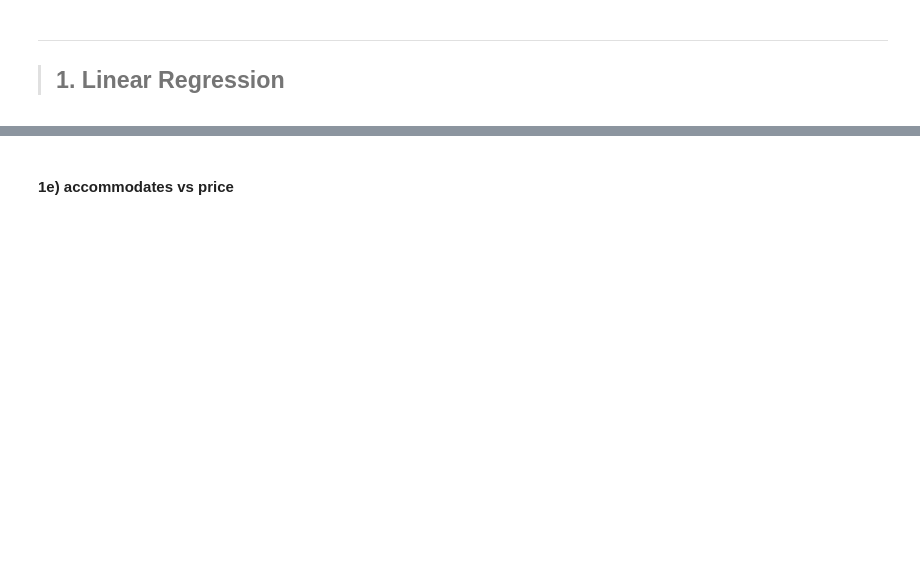
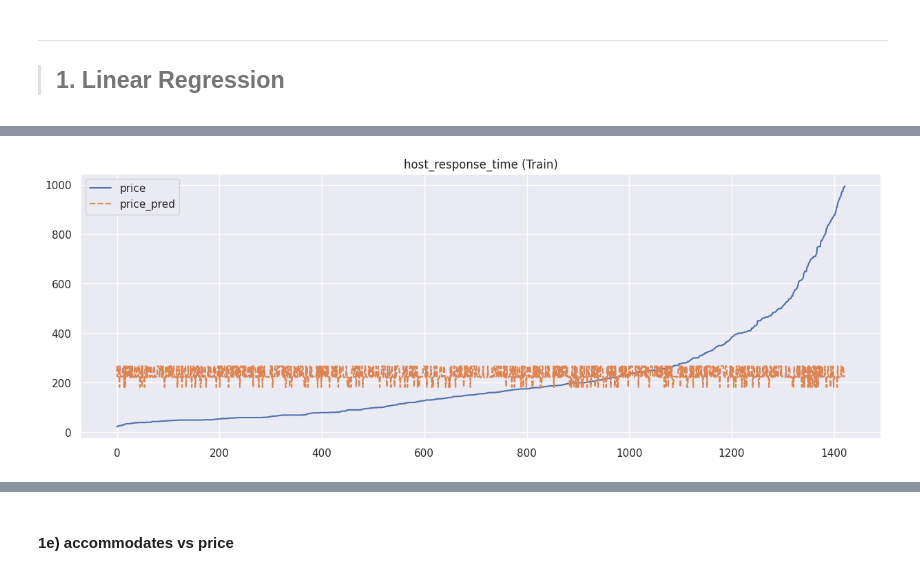
Before and after one commit to isaacchunn/SC1015_MiniPrj_Airbnb, a Jupyter notebook: Airbnb_Linear_Regression.ipynb, the cells around one changed output, grey strips where cells are left out. Saved outputs shown, nothing was run; the diff lists cells and outputs as text; code cells hidden in the pictures; blank space fills up the shorter version.

```diff
--- a/Airbnb_Linear_Regression.ipynb
+++ b/Airbnb_Linear_Regression.ipynb
@@ -492,0 +635,5 @@ priceDF.head(n=5)
+# %%
+# Extract Response and Predictors
+y = pd.DataFrame(priceDF)
+X = pd.DataFrame(airbnbData_ohe[[col for col in airbnbData_ohe if 'host_response_time' in col]])
+y_train, y_train_pred, y_test, y_test_pred = calcLinRegressionCategorical(X,y,0.2)
@@ -492,0 +650,5 @@ priceDF.head(n=5)
+# %%
+fg = plt.figure(figsize=(15, 5))
+plot_actual_vs_pred(y_train, y_train_pred, title="host_response_time (Train)")
+# %% [output]
+[figure, added]
```
Also changed, not shown: parts of 36 cells of this notebook.
